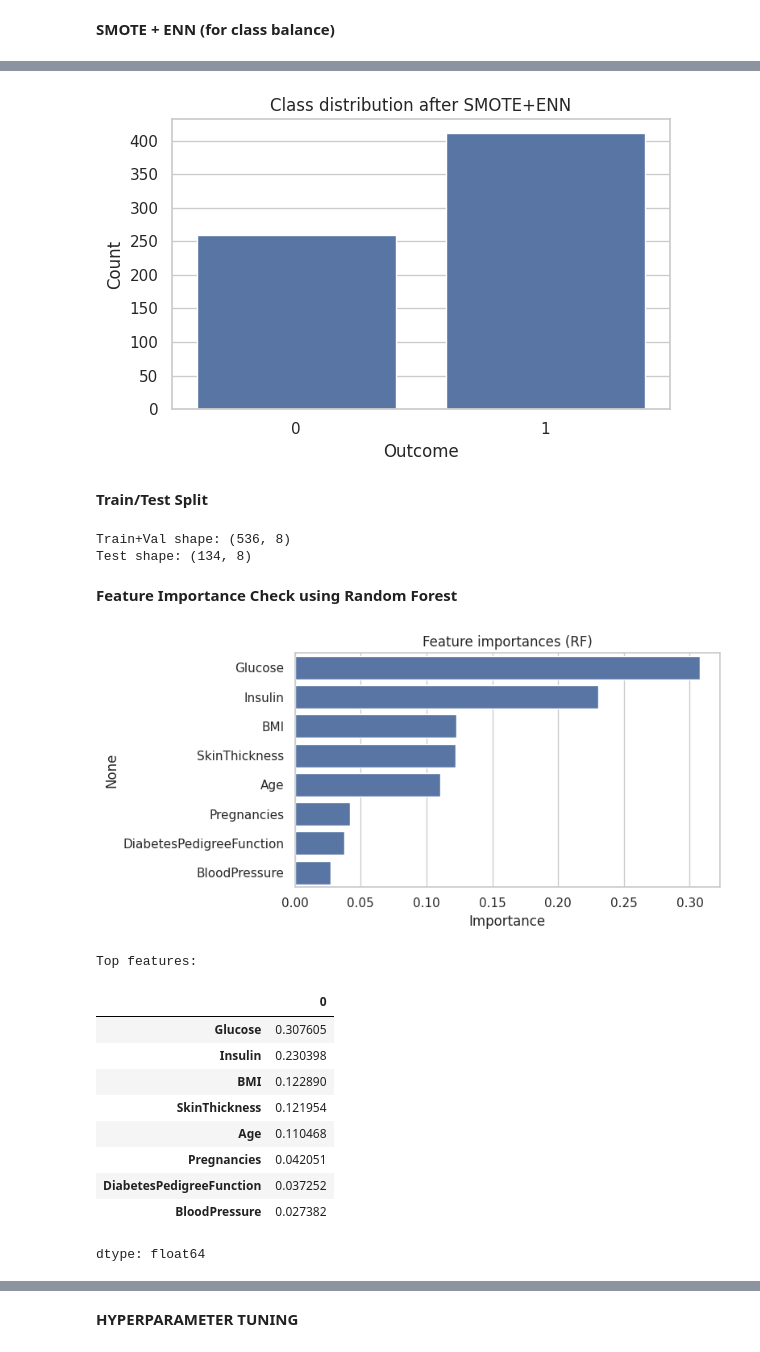
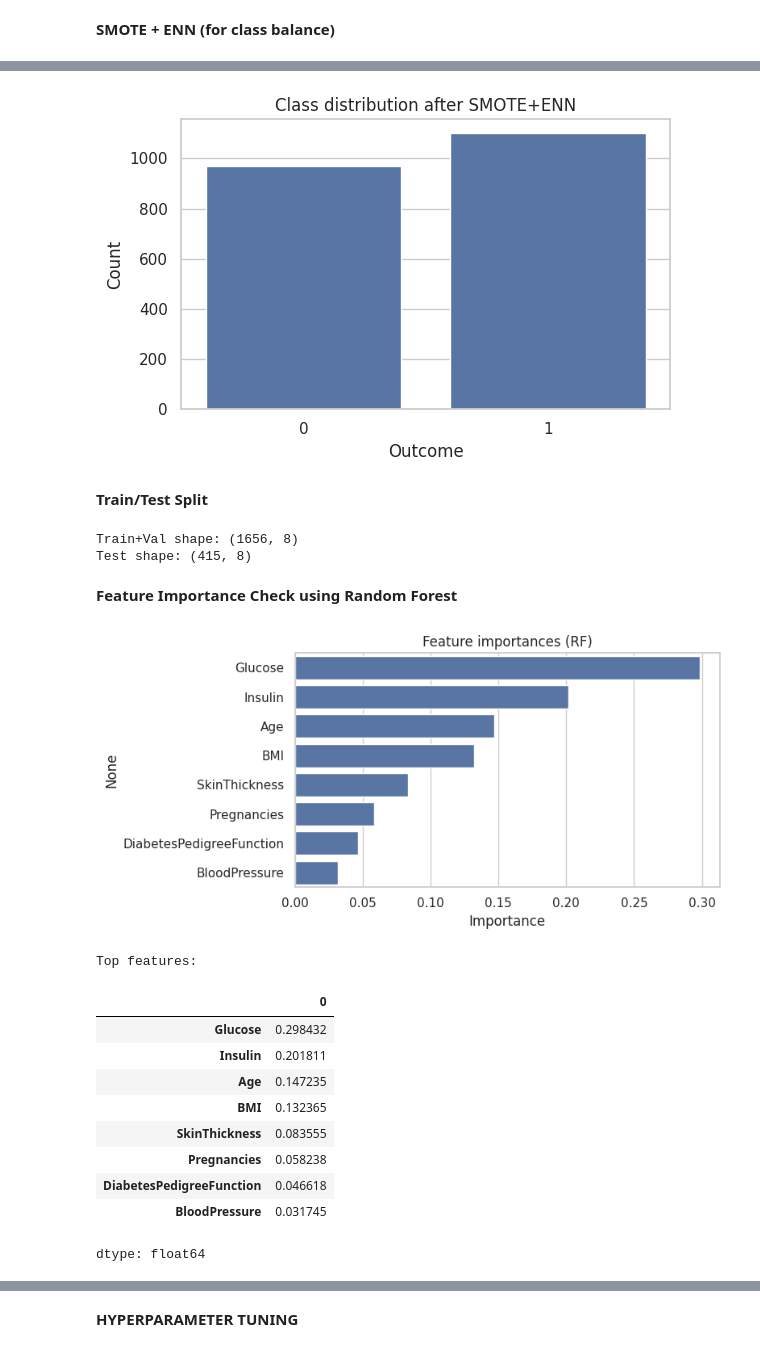
Before and after one commit to fatimasood/XAI-Diabetes-Prediction, a Jupyter notebook: XAI_(LIME+SHAP)_using_stacking_ensemble_model.ipynb, the cells around one changed output, grey strips where cells are left out. Cells and saved outputs as stored; diff of their text form; code cells hidden in the pictures.

```diff
--- a/XAI_(LIME+SHAP)_using_stacking_ensemble_model.ipynb
+++ b/XAI_(LIME+SHAP)_using_stacking_ensemble_model.ipynb
@@ -80,7 +81,7 @@ OUTDIR.mkdir(parents=True, exist_ok=True)
 **Load the dataset**
 # %%
 #Data Loading
-DATA_PATH = "/content/diabetes.csv"
+DATA_PATH = "/content/diabetes2.csv"
 
 TEST_SIZE = 0.20
 CV_FOLDS = 5
@@ -228,7 +229,7 @@ plt.tight_layout()
 plt.savefig(OUTDIR / "balanced_class_distribution.png", dpi=150, bbox_inches='tight')
 plt.show()
 # %% [output]
-[figure, old version]
+[figure, new version]
 # %% [markdown]
 **Train/Test Split**
 # %%
@@ -241,37 +242,39 @@ X_trainval, X_test, y_trainval, y_test = train_test_split(
 print("Train+Val shape:", X_trainval.shape)
 print("Test shape:", X_test.shape)
 # %% [output]
-Train+Val shape: (536, 8)
-Test shape: (134, 8)
+Train+Val shape: (1656, 8)
+Test shape: (415, 8)
 # %% [markdown]
 **Feature Importance Check using Random Forest**
 # %%
 # FEATURE IMPORTANCE
 
 rf_tmp = RandomForestClassifier(n_estimators=150, max_depth=5, min_samples_split=10, random_state=RND, n_jobs=N_JOBS)
 rf_tmp.fit(X_trainval, y_trainval)
+
+estimator = rf_tmp.estimators_[0]
 feat_imp = pd.Series(rf_tmp.feature_importances_, index=X_res.columns).sort_values(ascending=False)
 
 plt.figure(figsize=(8, max(4, 0.35*len(feat_imp))))
 sns.barplot(x=feat_imp.values, y=feat_imp.index)
 plt.title("Feature importances (RF)")
 plt.xlabel("Importance")
 plt.tight_layout()
 plt.savefig(OUTDIR / "feat_importances.png", dpi=150, bbox_inches='tight')
 plt.show()
 
 print("Top features:")
 display(feat_imp.head(8))
 # %% [output]
-[figure, old version]
+[figure, new version]
 Top features:
 |  | 0 |
-| Glucose | 0.307605 |
-| Insulin | 0.230398 |
-| BMI | 0.122890 |
-| SkinThickness | 0.121954 |
-| Age | 0.110468 |
-| Pregnancies | 0.042051 |
-| DiabetesPedigreeFunction | 0.037252 |
-| BloodPressure | 0.027382 |
+| Glucose | 0.298432 |
+| Insulin | 0.201811 |
+| Age | 0.147235 |
+| BMI | 0.132365 |
+| SkinThickness | 0.083555 |
+| Pregnancies | 0.058238 |
+| DiabetesPedigreeFunction | 0.046618 |
+| BloodPressure | 0.031745 |
 dtype: float64
```
Also changed, not shown: parts of 16 cells of this notebook.
